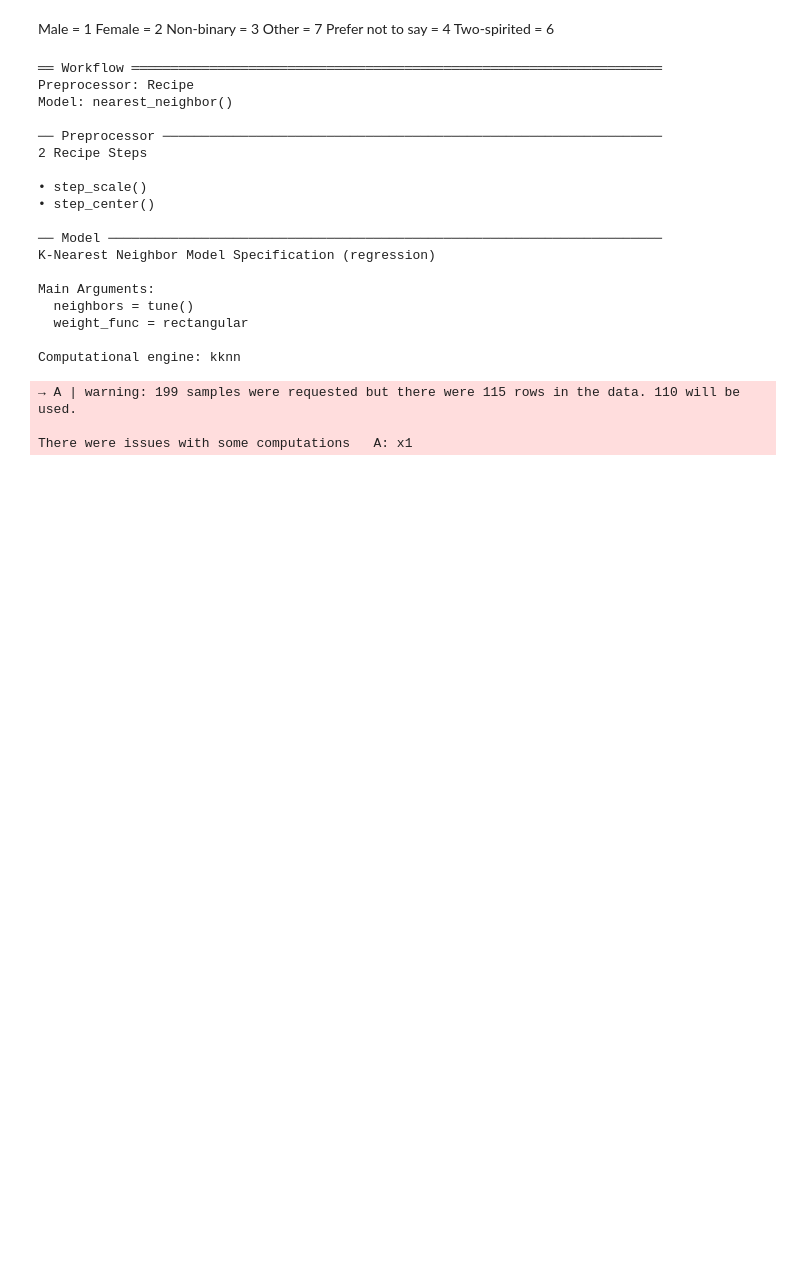
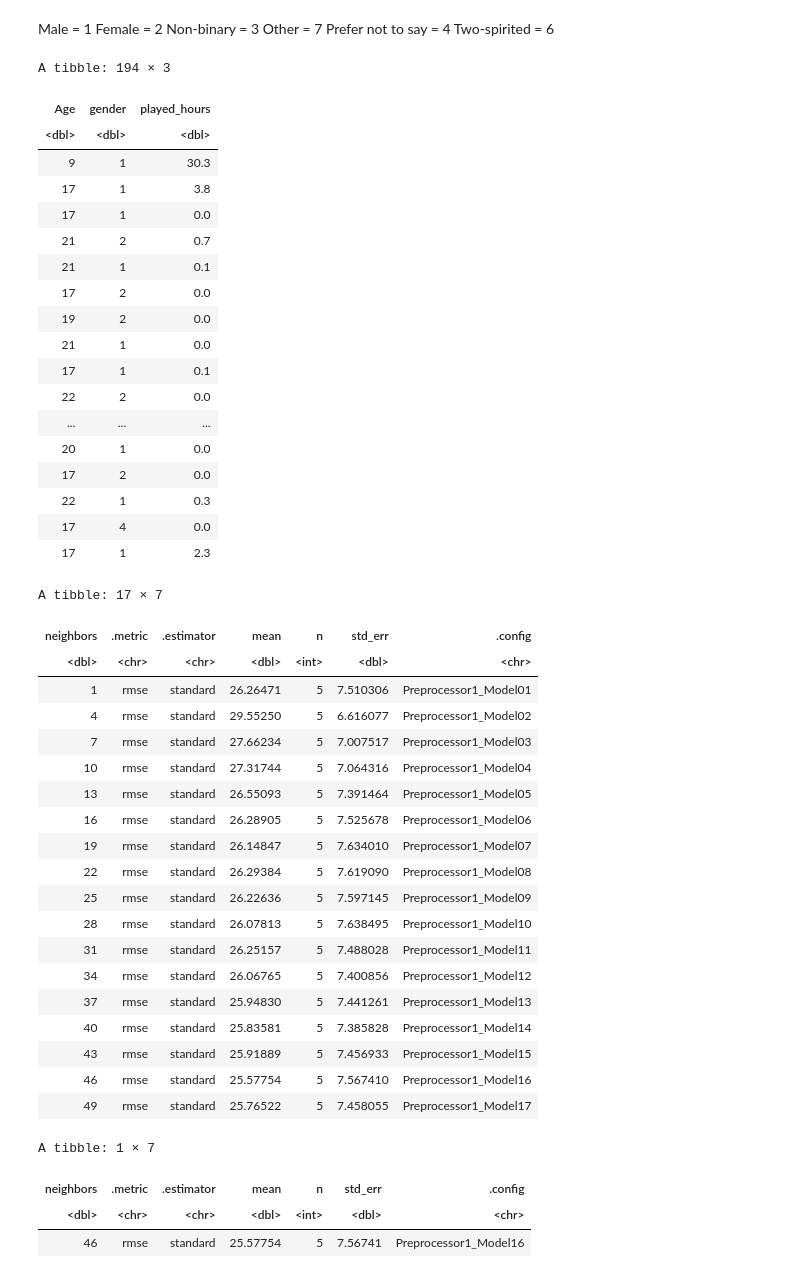
Before and after one commit to RaeL88/DSCI_project, a Jupyter notebook: Code.ipynb, the cells around one changed output. Cells and saved outputs as stored; diff of their text form; code cells hidden in the pictures; blank space fills up the shorter version.

```diff
--- a/Code.ipynb
+++ b/Code.ipynb
@@ -139,56 +125,80 @@ Other = 7
 Prefer not to say = 4
 Two-spirited = 6
 # %%
+drop_na(player_selected)
+
 hours_split<-initial_split(player_selected, prop=0.75, strata=played_hours)
 hours_train<-training(hours_split)
 horus_test<-testing(hours_split)
 
+
 player_recipe <- recipe(played_hours~., data = hours_train) |>
                  step_scale(all_predictors()) |>
                  step_center(all_predictors())
+
 player_spec <- nearest_neighbor(weight_func = "rectangular",
                               neighbors = tune()) |>
                               set_engine("kknn") |>
                               set_mode("regression")
 player_vfold <- vfold_cv(hours_train, v = 5, strata = played_hours)
 
 player_wkflw <- workflow() |>
   add_recipe(player_recipe) |>
   add_model(player_spec)
 
-player_wkflw
-
-gridvals <- tibble(neighbors = seq(from = 1, to = 200, by = 3))
+gridvals <- tibble(neighbors = seq(from = 1, to = 50, by = 3))
 
 player_results <- player_wkflw |>
   tune_grid(resamples = player_vfold, grid = gridvals) |>
   collect_metrics() |>
   filter(.metric == "rmse")
 player_results
 
 player_min <- player_results |>
   filter(mean == min(mean))
 
 player_min
 # %% [output]
-══ Workflow ════════════════════════════════════════════════════════════════════
-Preprocessor: Recipe
-Model: nearest_neighbor()
-
-── Preprocessor ────────────────────────────────────────────────────────────────
-2 Recipe Steps
-
-• step_scale()
-• step_center()
-
-── Model ───────────────────────────────────────────────────────────────────────
-K-Nearest Neighbor Model Specification (regression)
-
-Main Arguments:
-  neighbors = tune()
-  weight_func = rectangular
-
-Computational engine: kknn
+A tibble: 194 × 3
+| Age | gender | played_hours |
+| <dbl> | <dbl> | <dbl> |
+| 9 | 1 | 30.3 |
+| 17 | 1 | 3.8 |
+| 17 | 1 | 0.0 |
+| 21 | 2 | 0.7 |
+| 21 | 1 | 0.1 |
+| 17 | 2 | 0.0 |
+| 19 | 2 | 0.0 |
+| 21 | 1 | 0.0 |
+| 17 | 1 | 0.1 |
+| 22 | 2 | 0.0 |
+| ... | ... | ... |
+| 20 | 1 | 0.0 |
+| 17 | 2 | 0.0 |
+| 22 | 1 | 0.3 |
+| 17 | 4 | 0.0 |
+| 17 | 1 | 2.3 |
-→ A | warning: 199 samples were requested but there were 115 rows in the data. 110 will be used.
-
-There were issues with some computations   A: x1
+A tibble: 17 × 7
+| neighbors | .metric | .estimator | mean | n | std_err | .config |
+| <dbl> | <chr> | <chr> | <dbl> | <int> | <dbl> | <chr> |
+| 1 | rmse | standard | 26.26471 | 5 | 7.510306 | Preprocessor1_Model01 |
+| 4 | rmse | standard | 29.55250 | 5 | 6.616077 | Preprocessor1_Model02 |
+| 7 | rmse | standard | 27.66234 | 5 | 7.007517 | Preprocessor1_Model03 |
+| 10 | rmse | standard | 27.31744 | 5 | 7.064316 | Preprocessor1_Model04 |
+| 13 | rmse | standard | 26.55093 | 5 | 7.391464 | Preprocessor1_Model05 |
+| 16 | rmse | standard | 26.28905 | 5 | 7.525678 | Preprocessor1_Model06 |
+| 19 | rmse | standard | 26.14847 | 5 | 7.634010 | Preprocessor1_Model07 |
+| 22 | rmse | standard | 26.29384 | 5 | 7.619090 | Preprocessor1_Model08 |
+| 25 | rmse | standard | 26.22636 | 5 | 7.597145 | Preprocessor1_Model09 |
+| 28 | rmse | standard | 26.07813 | 5 | 7.638495 | Preprocessor1_Model10 |
+| 31 | rmse | standard | 26.25157 | 5 | 7.488028 | Preprocessor1_Model11 |
+| 34 | rmse | standard | 26.06765 | 5 | 7.400856 | Preprocessor1_Model12 |
+| 37 | rmse | standard | 25.94830 | 5 | 7.441261 | Preprocessor1_Model13 |
+| 40 | rmse | standard | 25.83581 | 5 | 7.385828 | Preprocessor1_Model14 |
+| 43 | rmse | standard | 25.91889 | 5 | 7.456933 | Preprocessor1_Model15 |
+| 46 | rmse | standard | 25.57754 | 5 | 7.567410 | Preprocessor1_Model16 |
+| 49 | rmse | standard | 25.76522 | 5 | 7.458055 | Preprocessor1_Model17 |
+A tibble: 1 × 7
+| neighbors | .metric | .estimator | mean | n | std_err | .config |
+| <dbl> | <chr> | <chr> | <dbl> | <int> | <dbl> | <chr> |
+| 46 | rmse | standard | 25.57754 | 5 | 7.56741 | Preprocessor1_Model16 |
```
Also changed, not shown: parts of 1 cell of this notebook.
